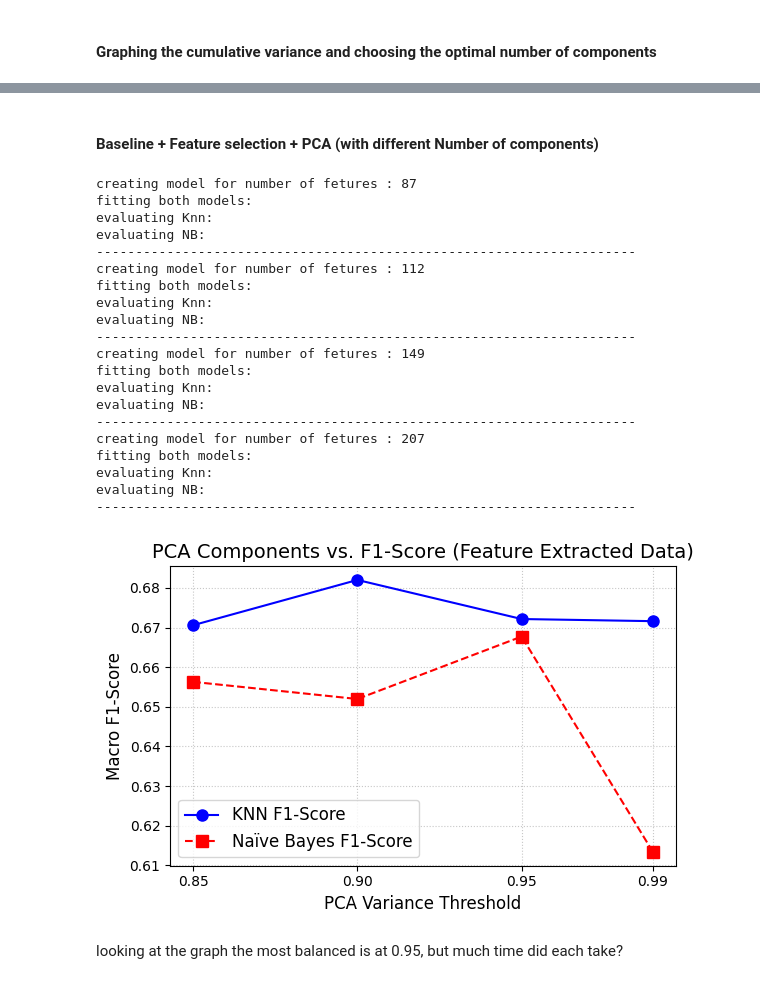
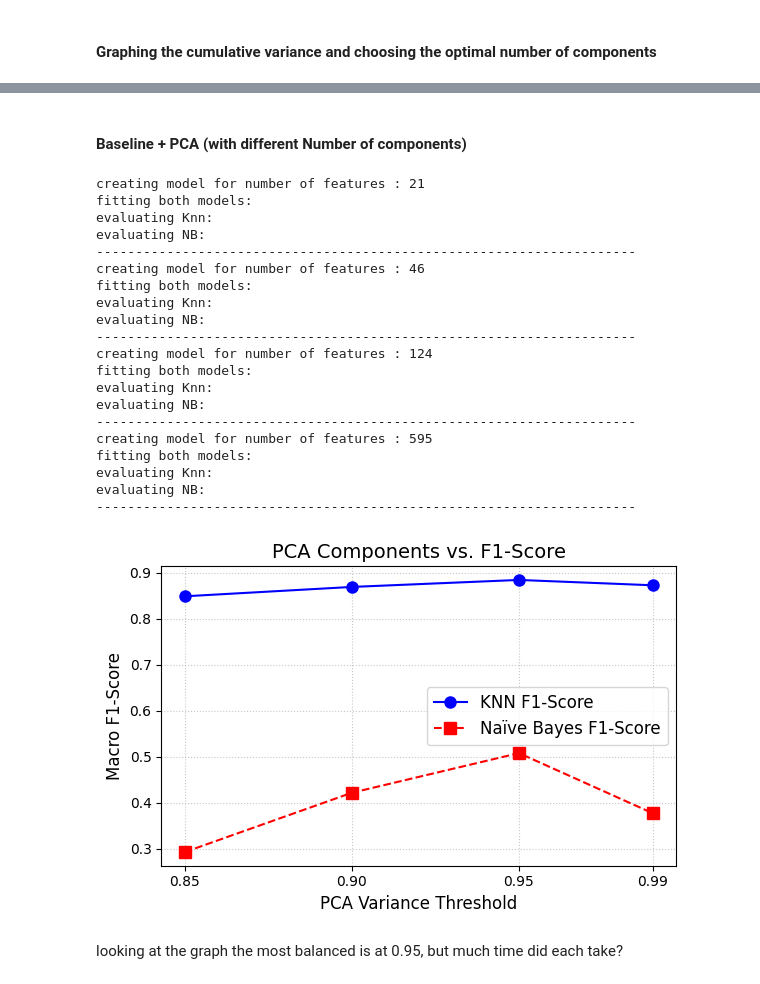
Before and after one commit to Mohamed-Elkady-05/AutoVision-Perception, a Jupyter notebook: eda_initial_notebook.ipynb, the cells around one changed output, grey strips where cells are left out. Drawn from its saved outputs; the diff is of its cells as text; code cells hidden in the pictures.

```diff
--- a/eda_initial_notebook.ipynb
+++ b/eda_initial_notebook.ipynb
@@ -414,9 +445,11 @@ plt.show()
 # %% [markdown]
 ## Step 15 — PCA
+# %%
+x, y = load_gtsrb_no_split(path)
 # %%
 scaler = StandardScaler()
 
-x_tr, x_te, y_tr, y_te = train_test_split(x_small, y_small, test_size=0.25, random_state=42)
+x_tr, x_te, y_tr, y_te = train_test_split(x, y, test_size=0.25, random_state=42)
 
 x_train_2d = np.reshape(x_tr, (x_tr.shape[0], x_tr.shape[1]*x_tr.shape[2]*x_tr.shape[3]))
 x_test_2d  = np.reshape(x_te, (x_te.shape[0], x_te.shape[1]*x_te.shape[2]*x_te.shape[3]))
@@ -481,26 +498,0 @@ cumulative_variance = np.cumsum(pca.explained_variance_ratio_)
-# %%
-plt.plot(cumulative_variance)
-plt.xlabel('Number of Principal Components')
-plt.ylabel('Cumulative Explained Variance')
-plt.grid(True, linestyle='--', alpha=0.7)
-
-plt.axhline(y=0.85, color='y', linestyle='--', label='85% Variance')
-plt.axhline(y=0.90, color='g', linestyle='--', label='90% Variance')
-plt.axhline(y=0.95, color='r', linestyle='--', label='95% Variance')
-plt.axhline(y=0.99, color='black', linestyle='--', label='99% Variance')
-plt.legend(loc='best')
-
-plt.show()
-
-# Print the exact number of components needed for [85, 90, 95, 99]% variances
-components = []
-
-components.append(np.argmax(cumulative_variance >= 0.85) + 1)
-components.append(np.argmax(cumulative_variance >= 0.90) + 1)
-components.append(np.argmax(cumulative_variance >= 0.95) + 1)
-components.append(np.argmax(cumulative_variance >= 0.99) + 1)
-
-print(f"Number of components for 85% variance: {components[0]}")
-print(f"Number of components for 90% variance: {components[1]}")
-print(f"Number of components for 95% variance: {components[2]}")
-print(f"Number of components for 99% variance: {components[3]}")
@@ -513,5 +499,5 @@ Number of components for 99% variance: 207
 # %% [markdown]
-#### Baseline + Feature selection + PCA (with different Number of components)
+#### Baseline + PCA (with different Number of components)
 # %%
 from baselines import BaselineModels
 import time
@@ -526,15 +512,15 @@ NB_results = []
 for comp in components: # [0.85, 0.90, 0.95, 0.99] %
     start = time.time()
 
-    print(f'creating model for number of fetures : {comp}')
+    print(f'creating model for number of features : {comp}')
     model = BaselineModels(knn_k=5, use_scaler=True, use_pca=True, pca_components=comp)
     print('fitting both models: ')
-    model.fit(x_tr, y_tr)
+    model.fit(x_scaled_train, y_tr)
 
     print('evaluating Knn: ')
-    knn = model.evaluate(x_te, y_te, model='knn')
+    knn = model.evaluate(x_scaled_test, y_te, model='knn')
     print('evaluating NB: ')
-    nb = model.evaluate(x_te, y_te, model='nb')
+    nb = model.evaluate(x_scaled_test, y_te, model='nb')
 
     end = time.time()
     print('---------------------------------------------------------------------')
@@ -544,22 +530,22 @@ for comp in components: # [0.85, 0.90, 0.95, 0.99] %
 
     exe_time.append((end - start))
 # %% [output]
-creating model for number of fetures : 87
+creating model for number of features : 21
 fitting both models:
 evaluating Knn:
 evaluating NB:
 ---------------------------------------------------------------------
-creating model for number of fetures : 112
+creating model for number of features : 46
 fitting both models:
 evaluating Knn:
 evaluating NB:
 ---------------------------------------------------------------------
-creating model for number of fetures : 149
+creating model for number of features : 124
 fitting both models:
 evaluating Knn:
 evaluating NB:
 ---------------------------------------------------------------------
-creating model for number of fetures : 207
+creating model for number of features : 595
 fitting both models:
 evaluating Knn:
 evaluating NB:
@@ -567,33 +553,31 @@ evaluating NB:
 # %%
 # The data from your experiment
 components = [0.85, 0.9, 0.95, 0.99]
 knn_f1 = [x['f1'] for x in knn_results]
 nb_f1 =  [x['f1']  for x in NB_results]
 
 plt.figure(figsize=(6, 4))
 
 # Plot KNN
 plt.plot(components, knn_f1, marker='o', linestyle='-', color='b',
          label='KNN F1-Score', markersize=8)
 
 # Plot Naïve Bayes
 plt.plot(components, nb_f1, marker='s', linestyle='--', color='r',
          label='Naïve Bayes F1-Score', markersize=8)
 
 # Formatting
-plt.title('PCA Components vs. F1-Score (Feature Extracted Data)', fontsize=14)
+plt.title('PCA Components vs. F1-Score', fontsize=14)
 plt.xlabel('PCA Variance Threshold', fontsize=12)
 plt.ylabel('Macro F1-Score', fontsize=12)
 plt.xticks(components)
 plt.grid(True, linestyle=':', alpha=0.7)
 plt.legend(fontsize=12)
 
-# Save and show
 plt.tight_layout()
-plt.savefig('pca_comparison.png', dpi=300)
 plt.show()
 # %% [output]
-[figure, old version]
+[figure, new version]
 # %% [markdown]
 looking at the graph the most balanced is at 0.95, but much time did each take?
 # %% [markdown]
```
Also changed, not shown: parts of 28 cells of this notebook.
